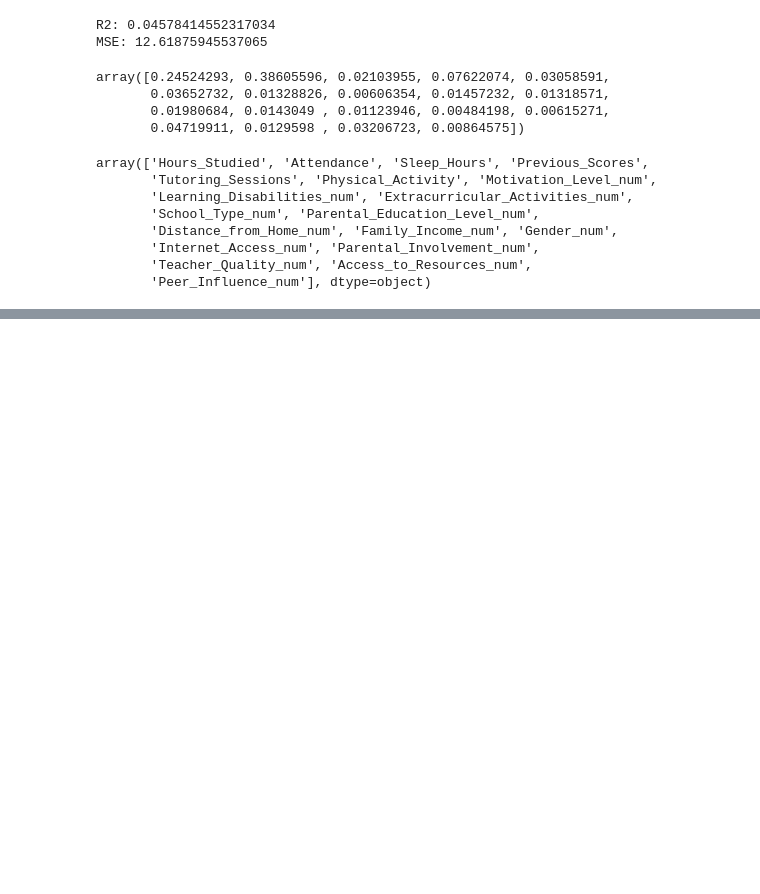
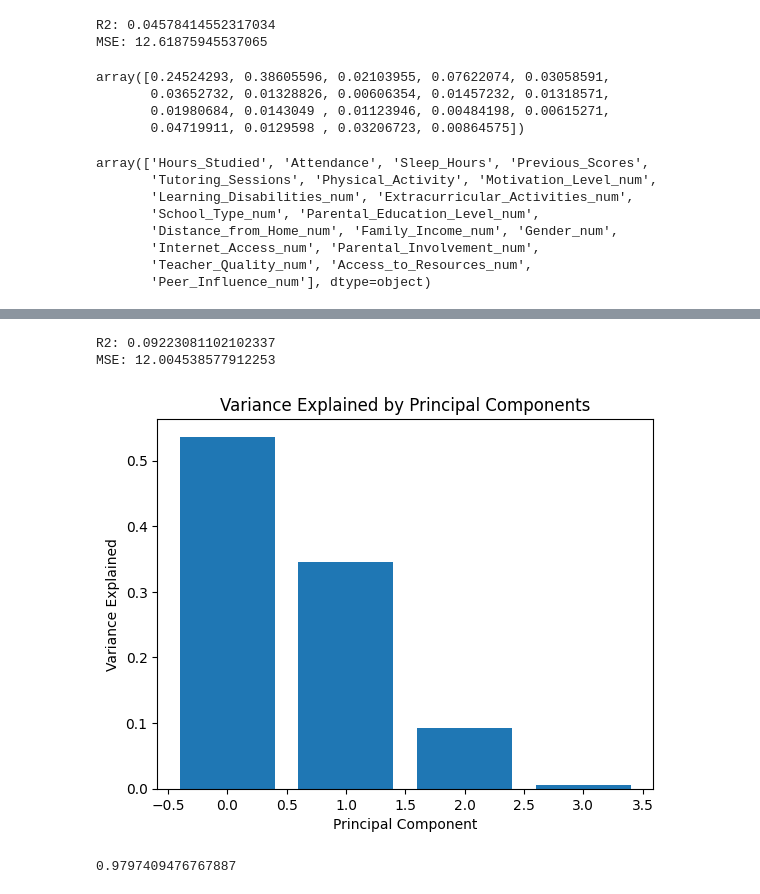
Before and after one commit to bartowen/streamlit_proyect, a Jupyter notebook: src/explore.ipynb, the cells around one changed output, grey strips where cells are left out. Drawn from its saved outputs; the diff is of its cells as text; code cells hidden in the pictures; blank space fills up the shorter version.

Commit message:
explicación de la varancia del PCA

```diff
--- a/src/explore.ipynb
+++ b/src/explore.ipynb
@@ -238,6 +238,6 @@ array(['Hours_Studied', 'Attendance', 'Sleep_Hours', 'Previous_Scores',
 # %%
 from sklearn.decomposition import PCA
 
-pca = PCA(n_components=2)
+pca = PCA(n_components=4)
 X_train_pca = pca.fit_transform(X_train)
 X_test_pca = pca.transform(X_test)
@@ -246,0 +254,28 @@ mae = mean_absolute_error(y_test, y_pred)
+# %%
+model2 = DecisionTreeRegressor(random_state=42)
+model2.fit(X_train_pca, y_train)
+
+y_pred_pca = model2.predict(X_test_pca)
+
+print(f'R2: {r2_score(y_test, y_pred_pca)}')
+print(f'MSE: {mean_squared_error(y_test, y_pred_pca)}')
+# %% [output]
+R2: 0.09223081102102337
+MSE: 12.004538577912253
+# %%
+pca.explained_variance_ratio_.sum()
+import matplotlib.pyplot as plt
+plt.bar(range(len(pca.explained_variance_ratio_)), pca.explained_variance_ratio_)
+plt.xlabel('Principal Component')
+plt.ylabel('Variance Explained')
+plt.title('Variance Explained by Principal Components')
+plt.show()
+# %% [output]
+[figure, added]
+# %%
+pca.explained_variance_ratio_.sum()
+
+# Las variables de este pca explica que el 98% de la varianza de los datos, por lo que podemos quedarnos con estas 4 variables.
+# Este modelo es mejor que el anterior, ya que reduce la dimensionalidad de los datos y mejora la precisión del modelo con solo 4 variables.
+# %% [output]
+0.9797409476767887
```
Also changed, not shown: parts of 2 cells of this notebook.
